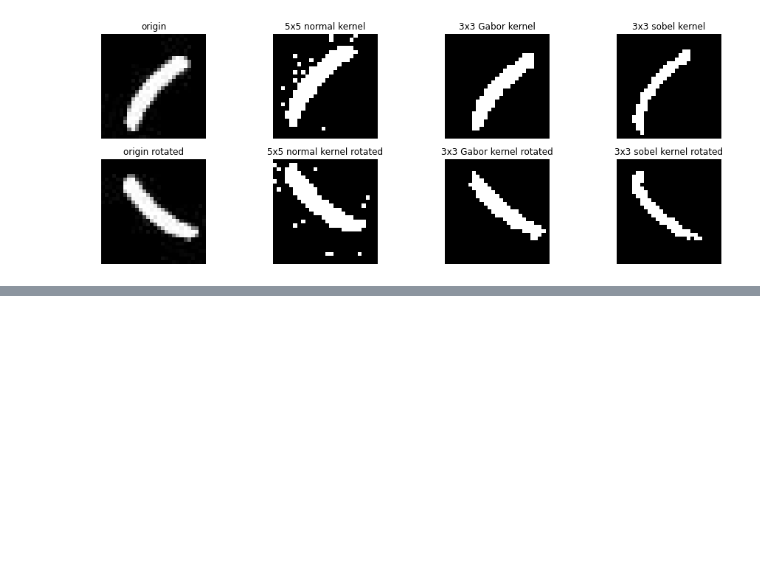
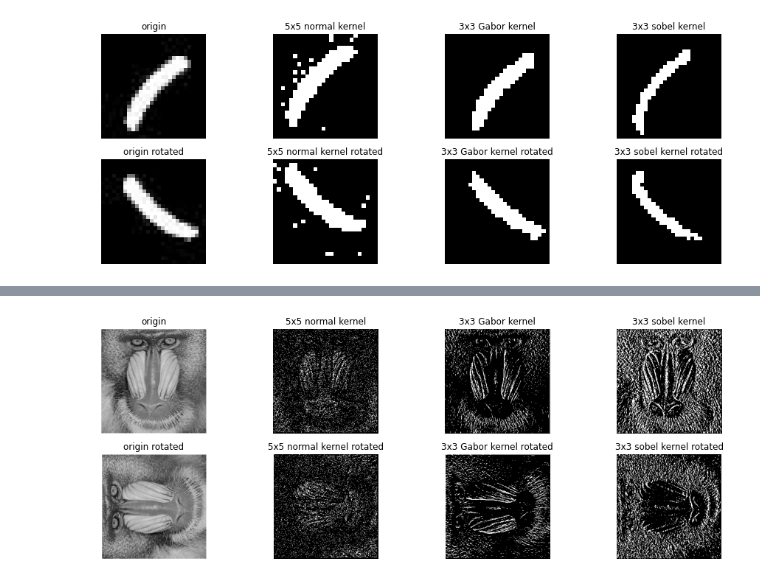
Before and after one commit to mental-disaster/make_conv, a Jupyter notebook: make_conv.ipynb, the cells around one changed output, grey strips where cells are left out. Drawn from its saved outputs; the diff is of its cells as text; code cells hidden in the pictures; blank space fills up the shorter version.

```diff
--- a/make_conv.ipynb
+++ b/make_conv.ipynb
@@ -558,0 +558,99 @@ for im in ims:
+# %%
+for im in ims:
+    plt.figure(figsize=(16,12))
+
+    min_thr = 75
+    max_thr = 200
+
+    #original image
+    plt.subplot(4,4,1)
+    plt.title('origin')
+    plt.axis('off')
+    plt.imshow(im,cmap='gray')
+
+    #normal filter(high pass filter)
+    kernel_size=5
+
+    conved_data = conv(im,kernel_size=kernel_size)
+    detected_data = between_thresholding(conved_data,min_thr=min_thr,max_thr=max_thr)
+
+    plt.subplot(4,4,2)
+    plt.title('{0}x{0} normal kernel'.format(kernel_size))
+    plt.axis('off')
+    plt.imshow(detected_data,cmap='gray')
+
+    #Gabor filter
+    Gabor_kernel_size=3
+    sigma=1
+    theta=np.pi
+    lambd=np.pi/2
+    gamma=np.pi/8
+    psi=1
+
+    conved_data = conv(im,kernel_size=Gabor_kernel_size,kernel='Gabor',sigma=sigma,theta=theta,lambd=lambd,gamma=gamma,psi=psi)
+    detected_data = between_thresholding(conved_data,min_thr=min_thr,max_thr=max_thr)
+
+    plt.subplot(4,4,3)
+    plt.title('{0}x{0} Gabor kernel'.format(Gabor_kernel_size))
+    plt.axis('off')
+    plt.imshow(detected_data,cmap='gray')
+
+    #sobel filter and standard thresholding
+    sobel_kernel = np.array([[-1,0,1],[-2,0,2],[-1,0,1]])
+    conved_data = conv(im,kernel=sobel_kernel)
+    detected_data = between_thresholding(conved_data,min_thr=30,max_thr=220)
+
+    plt.subplot(4,4,4)
+    plt.title('3x3 sobel kernel')
+    plt.axis('off')
+    plt.imshow(detected_data,cmap='gray')
+
+
+    #rotated image
+    #original image
+    plt.subplot(4,4,5)
+    plt.title('origin rotated')
+    plt.axis('off')
+    plt.imshow(rot(im),cmap='gray')
+
+    #normal filter(high pass filter)
+    kernel_size=5
+
+    conved_data = conv(im,rotate=True,kernel_size=kernel_size)
+    detected_data = between_thresholding(conved_data,min_thr=min_thr,max_thr=max_thr)
+
+    plt.subplot(4,4,6)
+    plt.title('{0}x{0} normal kernel rotated'.format(kernel_size))
+    plt.axis('off')
+    plt.imshow(detected_data,cmap='gray')
+
+    #Gabor filter
+    Gabor_kernel_size=3
+    sigma=1
+    theta=np.pi/2
+    lambd=np.pi/2
+    gamma=np.pi/8
+    psi=1
+
+    conved_data = conv(im,rotate=True,kernel_size=Gabor_kernel_size,kernel='Gabor',sigma=sigma,theta=theta,lambd=lambd,gamma=gamma,psi=psi)
+    detected_data = between_thresholding(conved_data,min_thr=min_thr,max_thr=max_thr)
+
+    plt.subplot(4,4,7)
+    plt.title('{0}x{0} Gabor kernel rotated'.format(Gabor_kernel_size))
+    plt.axis('off')
+    plt.imshow(detected_data,cmap='gray')
+
+    #sobel filter and standard thresholding
+    sobel_kernel = np.array([[-1,0,1],[-2,0,2],[-1,0,1]])
+    conved_data = conv(im,rotate=True,kernel=sobel_kernel)
+    detected_data = between_thresholding(conved_data,min_thr=50,max_thr=200)
+
+    plt.subplot(4,4,8)
+    plt.title('3x3 sobel kernel rotated')
+    plt.axis('off')
+    plt.imshow(detected_data,cmap='gray')
+
+    plt.show()
+    print()
+# %% [output]
+[figure, added]
```
Also changed, not shown: parts of 11 cells of this notebook.
